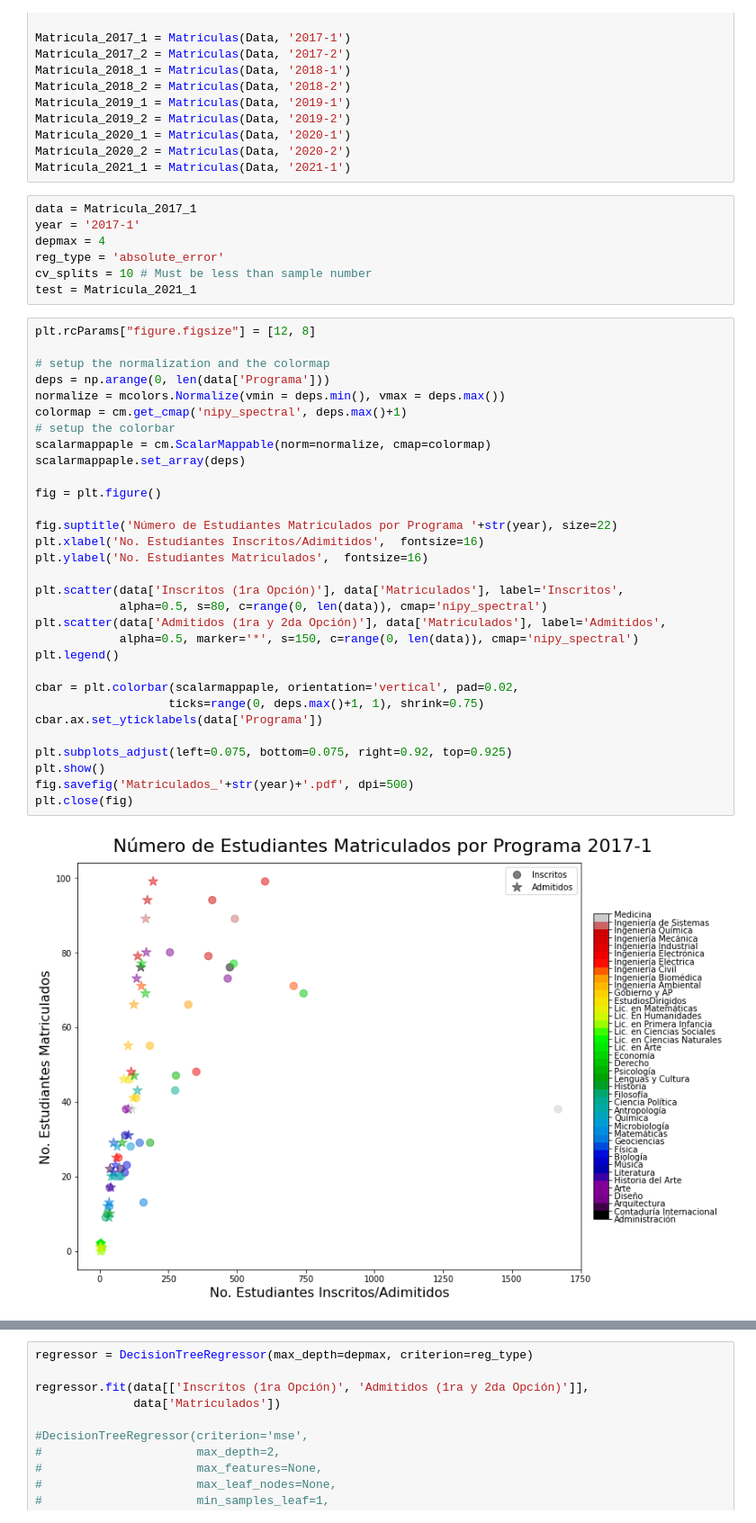
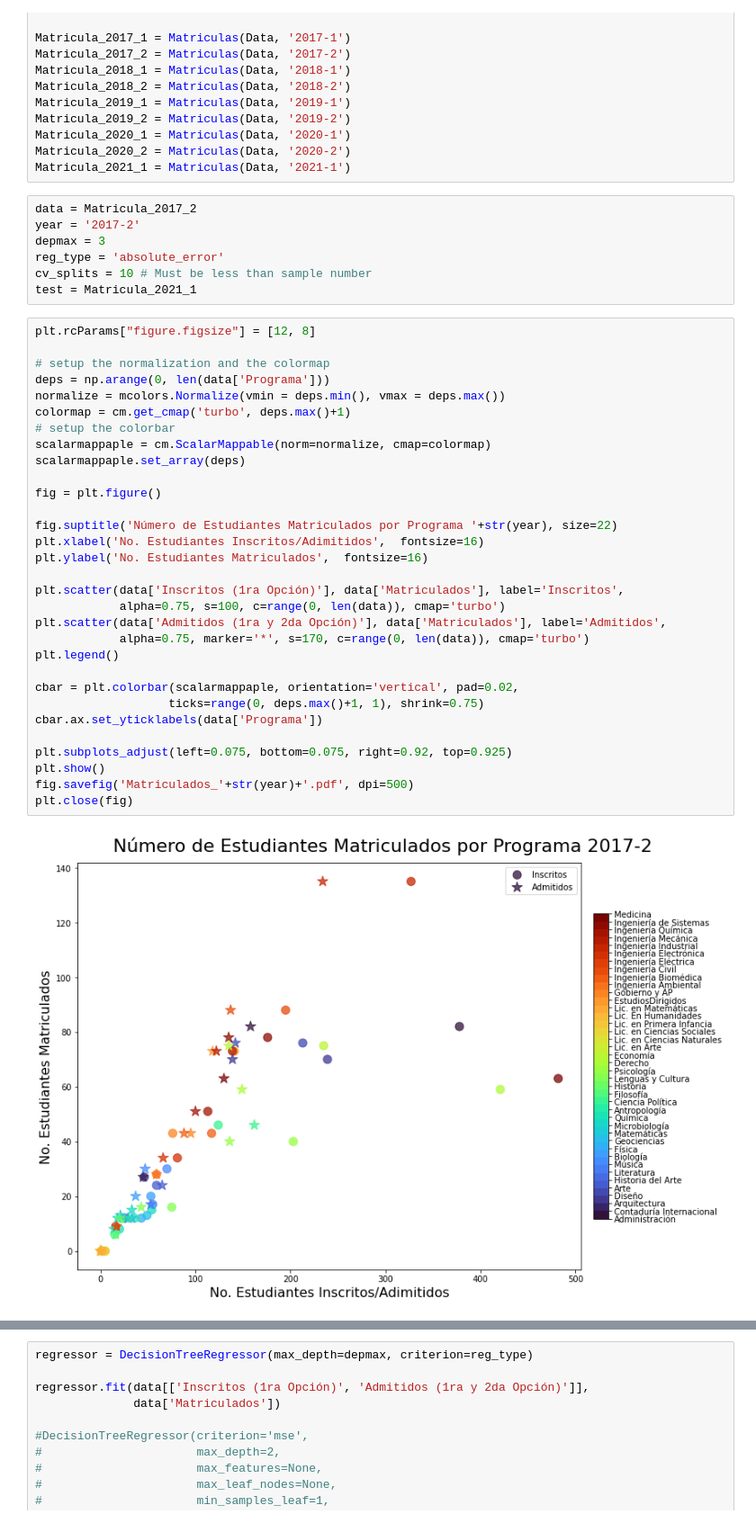
Before and after one commit to JohnMasterR/DC-P3, a Jupyter notebook: Final_P3/P3_Tree_Reg_Matriculas.ipynb, the cells around one changed output, grey strips where cells are left out. Shown: that part at 90% size. Saved outputs shown, nothing was run; the diff lists cells and outputs as text.

```diff
--- a/Final_P3/P3_Tree_Reg_Matriculas.ipynb
+++ b/Final_P3/P3_Tree_Reg_Matriculas.ipynb
@@ -49,45 +49,45 @@ Matricula_2020_1 = Matriculas(Data, '2020-1')
 Matricula_2020_2 = Matriculas(Data, '2020-2')
 Matricula_2021_1 = Matriculas(Data, '2021-1')
 # %%
-data = Matricula_2017_1
-year = '2017-1'
-depmax = 4
+data = Matricula_2017_2
+year = '2017-2'
+depmax = 3
 reg_type = 'absolute_error'
 cv_splits = 10 # Must be less than sample number
 test = Matricula_2021_1
 # %%
 plt.rcParams["figure.figsize"] = [12, 8]
 
 # setup the normalization and the colormap
 deps = np.arange(0, len(data['Programa']))
 normalize = mcolors.Normalize(vmin = deps.min(), vmax = deps.max())
-colormap = cm.get_cmap('nipy_spectral', deps.max()+1)
+colormap = cm.get_cmap('turbo', deps.max()+1)
 # setup the colorbar
 scalarmappaple = cm.ScalarMappable(norm=normalize, cmap=colormap)
 scalarmappaple.set_array(deps)
 
 fig = plt.figure()
 
 fig.suptitle('Número de Estudiantes Matriculados por Programa '+str(year), size=22)
 plt.xlabel('No. Estudiantes Inscritos/Adimitidos',  fontsize=16)
 plt.ylabel('No. Estudiantes Matriculados',  fontsize=16)
 
 plt.scatter(data['Inscritos (1ra Opción)'], data['Matriculados'], label='Inscritos',
-            alpha=0.5, s=80, c=range(0, len(data)), cmap='nipy_spectral')
+            alpha=0.75, s=100, c=range(0, len(data)), cmap='turbo')
 plt.scatter(data['Admitidos (1ra y 2da Opción)'], data['Matriculados'], label='Admitidos',
-            alpha=0.5, marker='*', s=150, c=range(0, len(data)), cmap='nipy_spectral')
+            alpha=0.75, marker='*', s=170, c=range(0, len(data)), cmap='turbo')
 plt.legend()
 
 cbar = plt.colorbar(scalarmappaple, orientation='vertical', pad=0.02,
                    ticks=range(0, deps.max()+1, 1), shrink=0.75)
 cbar.ax.set_yticklabels(data['Programa'])
 
 plt.subplots_adjust(left=0.075, bottom=0.075, right=0.92, top=0.925)
 plt.show()
 fig.savefig('Matriculados_'+str(year)+'.pdf', dpi=500)
 plt.close(fig)
 # %% [output]
-[figure, old version]
+[figure, new version]
 # %%
 Scores = []
 Deeps = []
```
Also changed, not shown: parts of 8 cells of this notebook, 11 other files.
